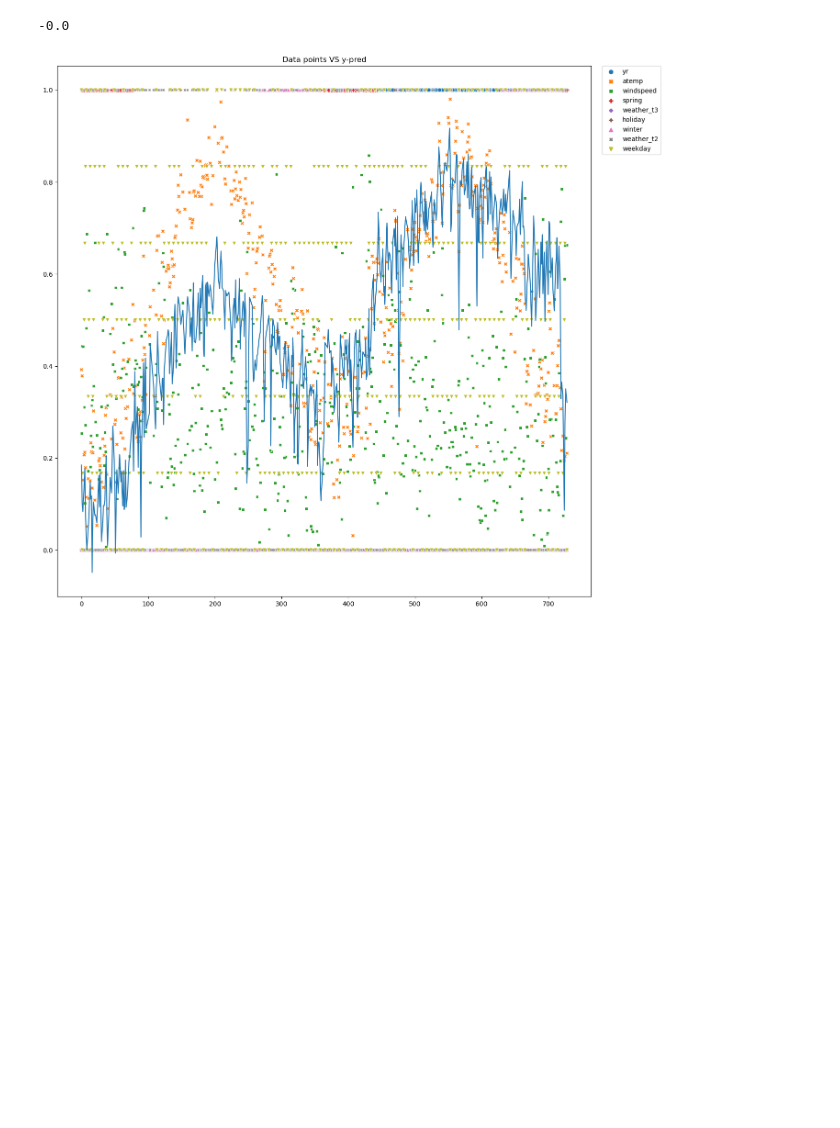
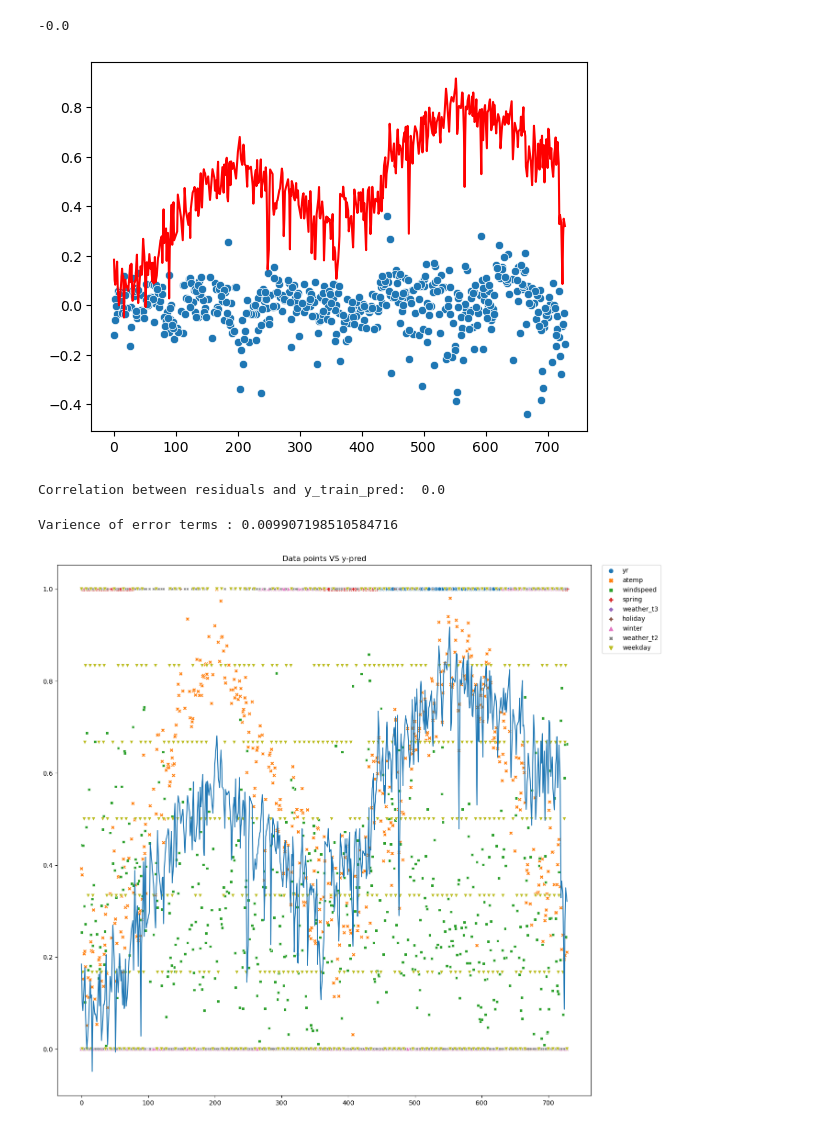
Before and after one commit to bhanu481/BoomBikes-Bikesharing, a Jupyter notebook: BoomBikes-BikeSharing.ipynb, the cells around one changed output. Cells and saved outputs as stored; diff of their text form; code cells hidden in the pictures; blank space fills up the shorter version.

```diff
--- a/BoomBikes-BikeSharing.ipynb
+++ b/BoomBikes-BikeSharing.ipynb
@@ -589,4 +585,18 @@ Text(0.5, 0, 'Errors')
 round((y_train - y_train_pred).sum(), 2)
 # %% [output]
 -0.0
+# %%
+# Assumption 2: The error terms should not be dependent on one another.
+sns.scatterplot((y_train - y_train_pred))
+sns.lineplot(y_train_pred,color='red')
+plt.show()
+print("Correlation between residuals and y_train_pred: ",round(y_train_pred.corr((y_train - y_train_pred)), 4))
+# %% [output]
+[figure, added]
+Correlation between residuals and y_train_pred:  0.0
+# %%
+# Assumption 3: Error terms have constant variance:
+print("Varience of error terms :", np.var((y_train - y_train_pred)))
+# %% [output]
+Varience of error terms : 0.009907198510584716
 # %%
```
Also changed, not shown: parts of 18 cells of this notebook, 1 other file.
